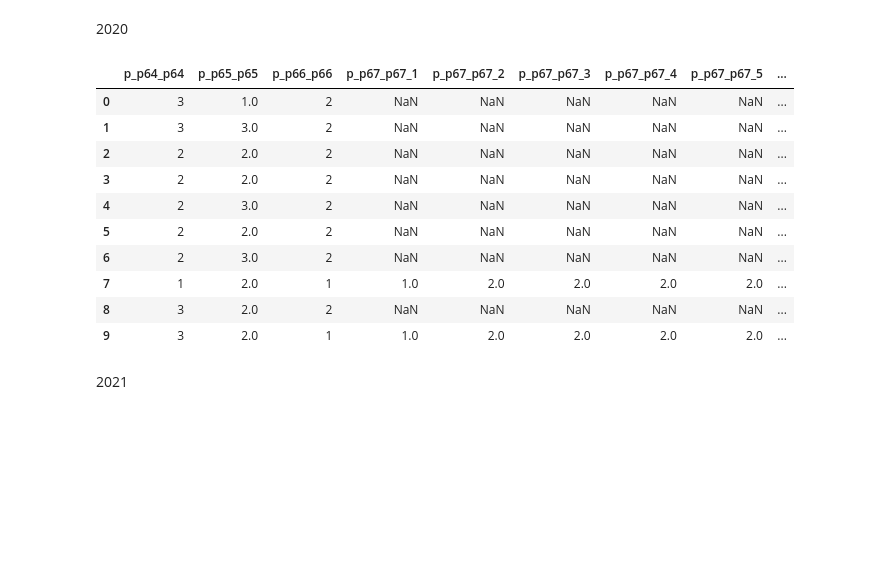
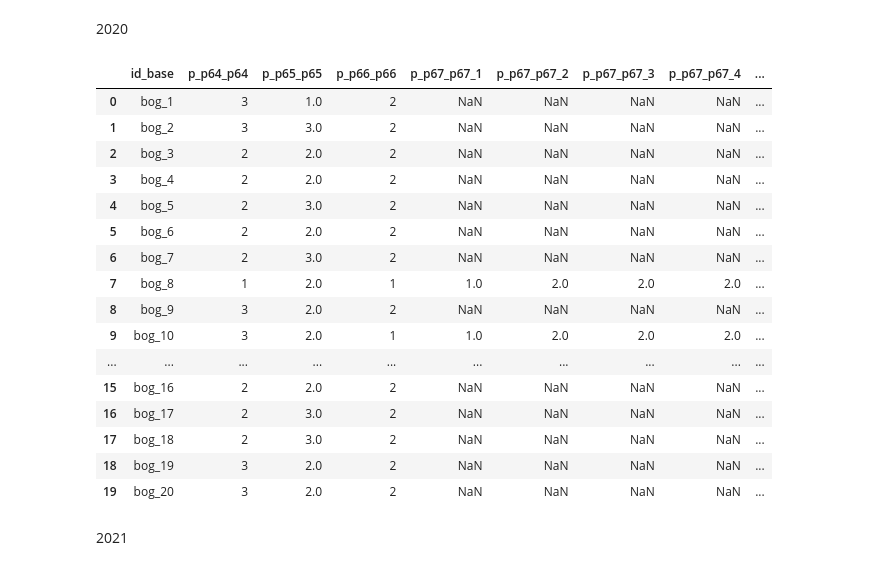
Before and after one commit to JuanParraG/dinamita-de-datos, a Jupyter notebook: Análisis de datos.ipynb, the cells around one changed output. Drawn from its saved outputs; the diff is of its cells as text; code cells hidden in the pictures; blank space fills up the shorter version.

```diff
--- a/Análisis de datos.ipynb
+++ b/Análisis de datos.ipynb
@@ -53,35 +53,37 @@ import statsmodels.api as sm
 2020
 # %%
 ruta ="Bases de datos/1.4. Bases CCB/ECN/2020/Base_2020.csv"
-listaColumnasECN = ['p_p64_p64',
+listaColumnasECN = ['id_base',
+                    'p_p64_p64',
                     'p_p65_p65',
                     'p_p66_p66',
                     'p_p67_p67_1', 'p_p67_p67_2', 'p_p67_p67_3','p_p67_p67_4', 'p_p67_p67_5' , 'p_p67_p67_6', 'p_p68_p68',
                     #hurto,        delitosinfo,    fraude,       extorsion,      ESTAFA,      hurto auto,    denuncio
                     'p_p69_p69_1', 'p_p69_p69_2', 'p_p69_p69_3',         'p_p69_p69_4',        'p_p69_p69_5',
                     #Aplicación,  Casa de Justicia,nspección de policía   URI de la Fiscalía    GAULA
                     'fexp']
 
 ECN2020 = pd.read_csv(ruta,encoding='iso-8859-1')
 ECN2020 = ECN2020.loc[:, listaColumnasECN]
-ECN2020.head(10)
-#ECN2020.dtypes
-#ECN2020.isnull().sum()
-#ECN2020.shape (2221, 16)
-#sns.pairplot(data)
-#plt.show()
+ECN2020.head(20)
 # %% [output]
-|  | p_p64_p64 | p_p65_p65 | p_p66_p66 | p_p67_p67_1 | p_p67_p67_2 | p_p67_p67_3 | p_p67_p67_4 | p_p67_p67_5 | ... |
-| 0 | 3 | 1.0 | 2 | NaN | NaN | NaN | NaN | NaN | ... |
-| 1 | 3 | 3.0 | 2 | NaN | NaN | NaN | NaN | NaN | ... |
-| 2 | 2 | 2.0 | 2 | NaN | NaN | NaN | NaN | NaN | ... |
-| 3 | 2 | 2.0 | 2 | NaN | NaN | NaN | NaN | NaN | ... |
-| 4 | 2 | 3.0 | 2 | NaN | NaN | NaN | NaN | NaN | ... |
-| 5 | 2 | 2.0 | 2 | NaN | NaN | NaN | NaN | NaN | ... |
-| 6 | 2 | 3.0 | 2 | NaN | NaN | NaN | NaN | NaN | ... |
-| 7 | 1 | 2.0 | 1 | 1.0 | 2.0 | 2.0 | 2.0 | 2.0 | ... |
-| 8 | 3 | 2.0 | 2 | NaN | NaN | NaN | NaN | NaN | ... |
-| 9 | 3 | 2.0 | 1 | 1.0 | 2.0 | 2.0 | 2.0 | 2.0 | ... |
+|  | id_base | p_p64_p64 | p_p65_p65 | p_p66_p66 | p_p67_p67_1 | p_p67_p67_2 | p_p67_p67_3 | p_p67_p67_4 | ... |
+| 0 | bog_1 | 3 | 1.0 | 2 | NaN | NaN | NaN | NaN | ... |
+| 1 | bog_2 | 3 | 3.0 | 2 | NaN | NaN | NaN | NaN | ... |
+| 2 | bog_3 | 2 | 2.0 | 2 | NaN | NaN | NaN | NaN | ... |
+| 3 | bog_4 | 2 | 2.0 | 2 | NaN | NaN | NaN | NaN | ... |
+| 4 | bog_5 | 2 | 3.0 | 2 | NaN | NaN | NaN | NaN | ... |
+| 5 | bog_6 | 2 | 2.0 | 2 | NaN | NaN | NaN | NaN | ... |
+| 6 | bog_7 | 2 | 3.0 | 2 | NaN | NaN | NaN | NaN | ... |
+| 7 | bog_8 | 1 | 2.0 | 1 | 1.0 | 2.0 | 2.0 | 2.0 | ... |
+| 8 | bog_9 | 3 | 2.0 | 2 | NaN | NaN | NaN | NaN | ... |
+| 9 | bog_10 | 3 | 2.0 | 1 | 1.0 | 2.0 | 2.0 | 2.0 | ... |
+| ... | ... | ... | ... | ... | ... | ... | ... | ... | ... |
+| 15 | bog_16 | 2 | 2.0 | 2 | NaN | NaN | NaN | NaN | ... |
+| 16 | bog_17 | 2 | 3.0 | 2 | NaN | NaN | NaN | NaN | ... |
+| 17 | bog_18 | 2 | 3.0 | 2 | NaN | NaN | NaN | NaN | ... |
+| 18 | bog_19 | 3 | 2.0 | 2 | NaN | NaN | NaN | NaN | ... |
+| 19 | bog_20 | 3 | 2.0 | 2 | NaN | NaN | NaN | NaN | ... |
 # %% [markdown]
 2021
 # %%
```
Also changed, not shown: parts of 6 cells of this notebook.
